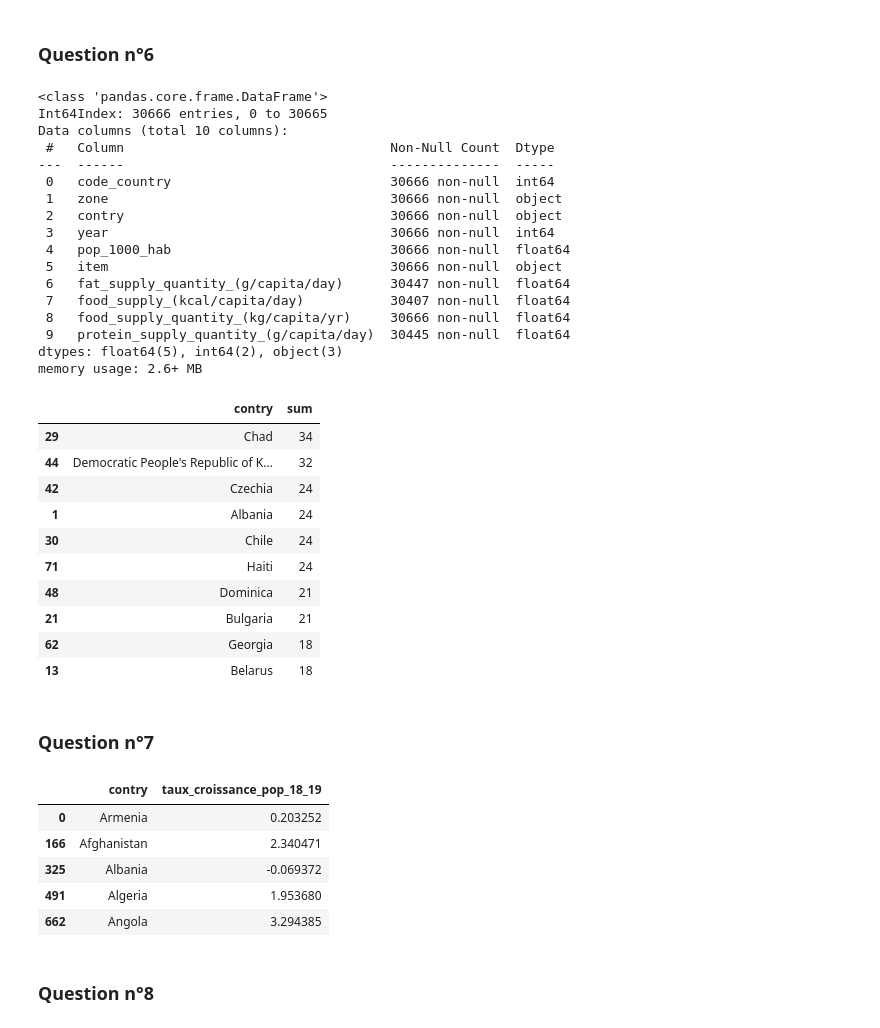
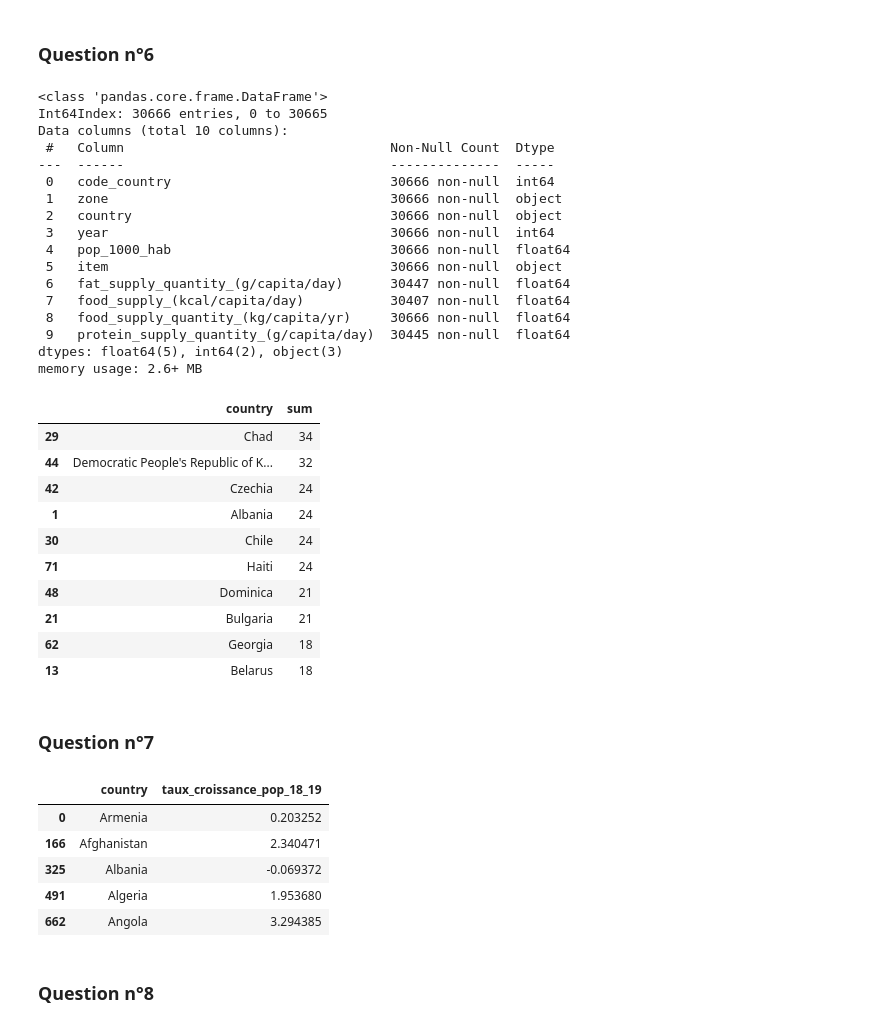
Before and after one commit to StevenDelval/PremierPasPandas, a Jupyter notebook: PremierPasPandas.ipynb, the cells around one changed output. Cells and saved outputs as stored; diff of their text form; code cells hidden in the pictures.

```diff
--- a/PremierPasPandas.ipynb
+++ b/PremierPasPandas.ipynb
@@ -268,7 +268,7 @@ df = df.reset_index()
 ### Question n°14
 # %%
 df.rename(columns={"area_code_(fao)":"code_country"},inplace=True)
-df.rename(columns={"area":"contry"},inplace=True)
+df.rename(columns={"area":"country"},inplace=True)
 # %% [markdown]
 ### Question n°15
 # %%
@@ -494,7 +494,7 @@ Data columns (total 10 columns):
 ---  ------                                  --------------  -----
  0   code_country                            30666 non-null  int64
  1   zone                                    30666 non-null  object
- 2   contry                                  30666 non-null  object
+ 2   country                                 30666 non-null  object
  3   year                                    30666 non-null  int64
  4   pop_1000_hab                            30666 non-null  float64
  5   item                                    30666 non-null  object
@@ -514,17 +514,17 @@ memory usage: 2.6+ MB
 # df_missing
 # %%
-liste_columns =["contry","fat_supply_quantity_(g/capita/day)","food_supply_(kcal/capita/day)","protein_supply_quantity_(g/capita/day)"]
-df_missing=df_merge.drop("contry",axis=1).isna().groupby(df.contry, sort=True).sum().reset_index()
+liste_columns =["country","fat_supply_quantity_(g/capita/day)","food_supply_(kcal/capita/day)","protein_supply_quantity_(g/capita/day)"]
+df_missing=df_merge.drop("country",axis=1).isna().groupby(df.country, sort=True).sum().reset_index()
 
 # mask_1 = df_missing["fat_supply_quantity_(g/capita/day)"] > 0
 # mask_2 = df_missing["food_supply_(kcal/capita/day)"] > 0
 # mask_3 = df_missing["protein_supply_quantity_(g/capita/day)"] > 0
 # df_missing = df_missing[mask_1& mask_2& mask_3]
 df_missing = df_missing.reset_index(drop=True)
 df_missing["sum"] =df_missing["fat_supply_quantity_(g/capita/day)"] + df_missing["food_supply_(kcal/capita/day)"] + df_missing["protein_supply_quantity_(g/capita/day)"]
-df_missing[["contry","sum"]].sort_values('sum',ascending=False).head(10)
+df_missing[["country","sum"]].sort_values('sum',ascending=False).head(10)
 # %% [output]
-|  | contry | sum |
+|  | country | sum |
 | 29 | Chad | 34 |
 | 44 | Democratic People's Republic of K... | 32 |
 | 42 | Czechia | 24 |
@@ -551,7 +551,7 @@ df_merge= df_merge.merge(df_taux, on=["contry","year","pop_1000_hab"])
 # %%
-df_merge[["contry","taux_croissance_pop_18_19"]].drop_duplicates().head(5)
+df_merge[["country","taux_croissance_pop_18_19"]].drop_duplicates().head(5)
 # %% [output]
-|  | contry | taux_croissance_pop_18_19 |
+|  | country | taux_croissance_pop_18_19 |
 | 0 | Armenia | 0.203252 |
 | 166 | Afghanistan | 2.340471 |
 | 325 | Albania | -0.069372 |
```
Also changed, not shown: parts of 17 cells of this notebook.
